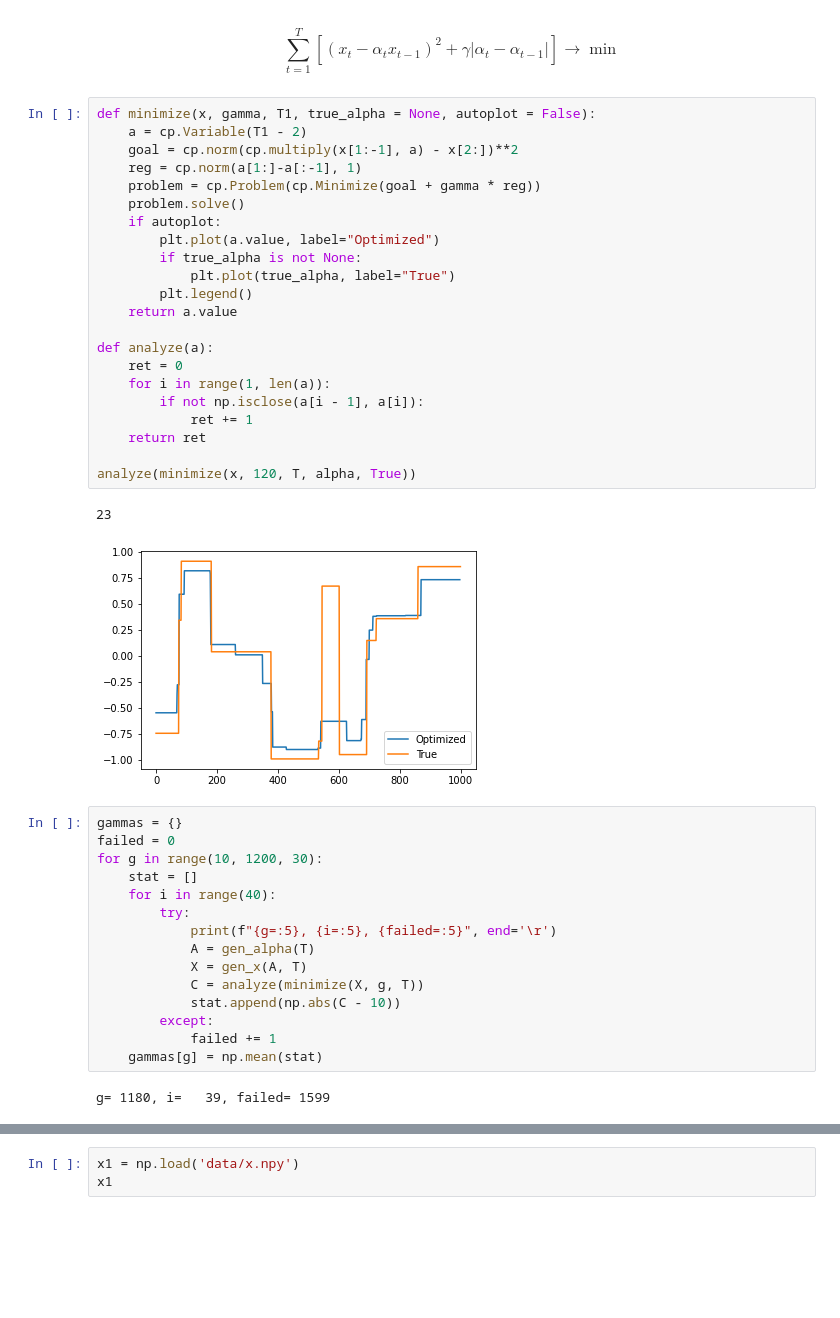
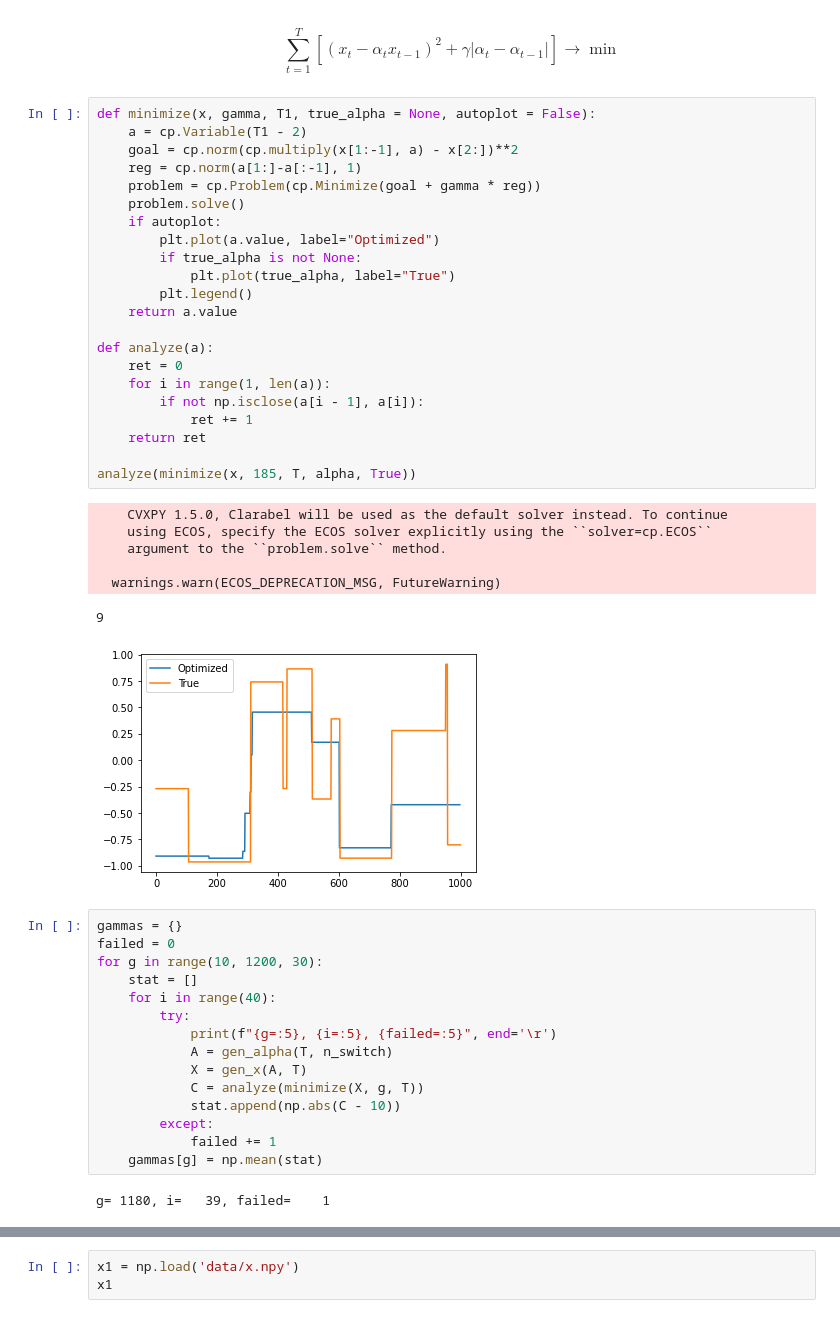
Before and after one commit to zugzvangg/SPC, a Jupyter notebook: numerics/HW7/HW7.ipynb, the cells around one changed output, grey strips where cells are left out. Drawn from its saved outputs; the diff is of its cells as text; blank space fills up the shorter version.

```diff
--- a/numerics/HW7/HW7.ipynb
+++ b/numerics/HW7/HW7.ipynb
@@ -71,28 +71,33 @@ $$ \sum\limits_{t=1}^T \left[ \left( x_t - \alpha_t x_{t-1}\right)^2 + \gamma |\
 # %%
 def minimize(x, gamma, T1, true_alpha = None, autoplot = False):
     a = cp.Variable(T1 - 2)
     goal = cp.norm(cp.multiply(x[1:-1], a) - x[2:])**2
     reg = cp.norm(a[1:]-a[:-1], 1)
     problem = cp.Problem(cp.Minimize(goal + gamma * reg))
     problem.solve()
     if autoplot:
         plt.plot(a.value, label="Optimized")
         if true_alpha is not None:
             plt.plot(true_alpha, label="True")
         plt.legend()
     return a.value
 
 def analyze(a):
     ret = 0
     for i in range(1, len(a)):
         if not np.isclose(a[i - 1], a[i]):
             ret += 1
     return ret
 
-analyze(minimize(x, 120, T, alpha, True))
+analyze(minimize(x, 185, T, alpha, True))
 # %% [output]
-23
+    CVXPY 1.5.0, Clarabel will be used as the default solver instead. To continue
+    using ECOS, specify the ECOS solver explicitly using the ``solver=cp.ECOS``
+    argument to the ``problem.solve`` method.
+
+  warnings.warn(ECOS_DEPRECATION_MSG, FutureWarning)
+9
-[figure, old version]
+[figure, new version]
 # %%
 gammas = {}
 failed = 0
@@ -101,7 +106,7 @@ for g in range(10, 1200, 30):
     for i in range(40):
         try:
             print(f"{g=:5}, {i=:5}, {failed=:5}", end='\r')
-            A = gen_alpha(T)
+            A = gen_alpha(T, n_switch)
             X = gen_x(A, T)
             C = analyze(minimize(X, g, T))
             stat.append(np.abs(C - 10))
@@ -109,7 +114,7 @@ for g in range(10, 1200, 30):
             failed += 1
     gammas[g] = np.mean(stat)
 # %% [output]
-g= 1180, i=   39, failed= 1599
+g= 1180, i=   39, failed=    1
 # %%
 plt.plot(gammas.keys(), gammas.values())
 # %% [output]
```
Also changed, not shown: parts of 3 cells of this notebook.
